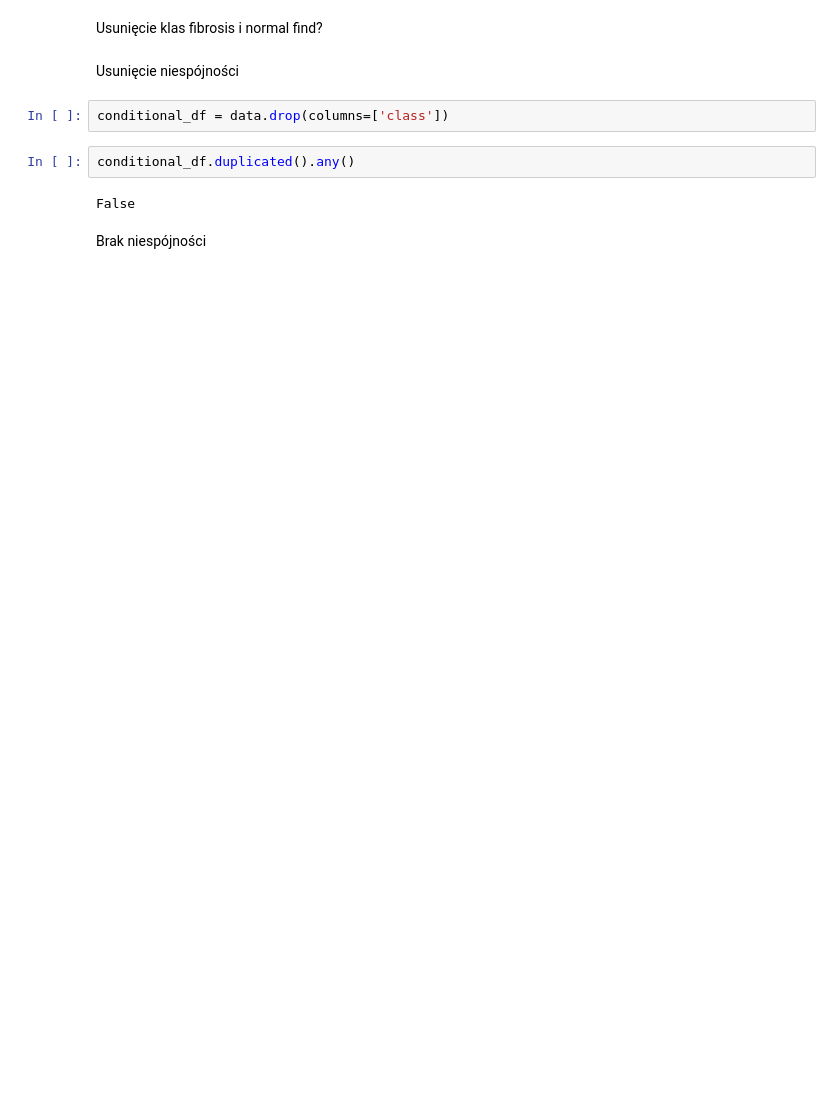
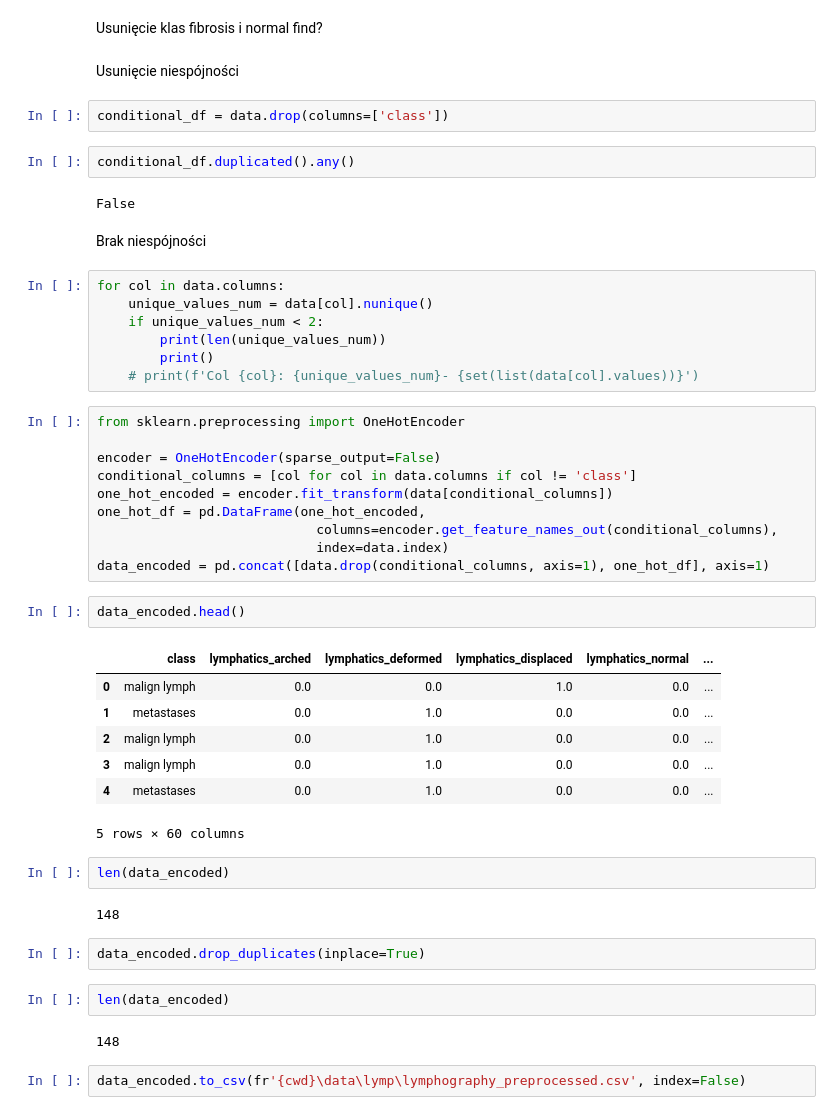
Before and after one commit to AnnaGlid/Indukcja_regul_dec, a Jupyter notebook: NEW_code/preprocessing_lymphography.ipynb, the cells around one changed output. Cells and saved outputs as stored; diff of their text form; blank space fills up the shorter version.

Commit message:
crops preprocessing

```diff
--- a/NEW_code/preprocessing_lymphography.ipynb
+++ b/NEW_code/preprocessing_lymphography.ipynb
@@ -75,3 +75,42 @@ conditional_df.duplicated().any()
 False
 # %% [markdown]
 Brak niespójności
+# %%
+for col in data.columns:
+    unique_values_num = data[col].nunique()
+    if unique_values_num < 2:
+        print(len(unique_values_num))
+        print()
+    # print(f'Col {col}: {unique_values_num}- {set(list(data[col].values))}')
+# %%
+from sklearn.preprocessing import OneHotEncoder
+
+encoder = OneHotEncoder(sparse_output=False)
+conditional_columns = [col for col in data.columns if col != 'class']
+one_hot_encoded = encoder.fit_transform(data[conditional_columns])
+one_hot_df = pd.DataFrame(one_hot_encoded,
+                            columns=encoder.get_feature_names_out(conditional_columns),
+                            index=data.index)
+data_encoded = pd.concat([data.drop(conditional_columns, axis=1), one_hot_df], axis=1)
+# %%
+data_encoded.head()
+# %% [output]
+|  | class | lymphatics_arched | lymphatics_deformed | lymphatics_displaced | lymphatics_normal | ... |
+| 0 | malign lymph | 0.0 | 0.0 | 1.0 | 0.0 | ... |
+| 1 | metastases | 0.0 | 1.0 | 0.0 | 0.0 | ... |
+| 2 | malign lymph | 0.0 | 1.0 | 0.0 | 0.0 | ... |
+| 3 | malign lymph | 0.0 | 1.0 | 0.0 | 0.0 | ... |
+| 4 | metastases | 0.0 | 1.0 | 0.0 | 0.0 | ... |
+5 rows × 60 columns
+# %%
+len(data_encoded)
+# %% [output]
+148
+# %%
+data_encoded.drop_duplicates(inplace=True)
+# %%
+len(data_encoded)
+# %% [output]
+148
+# %%
+data_encoded.to_csv(fr'{cwd}\data\lymp\lymphography_preprocessed.csv', index=False)
```
Also changed, not shown: 1 other file.
